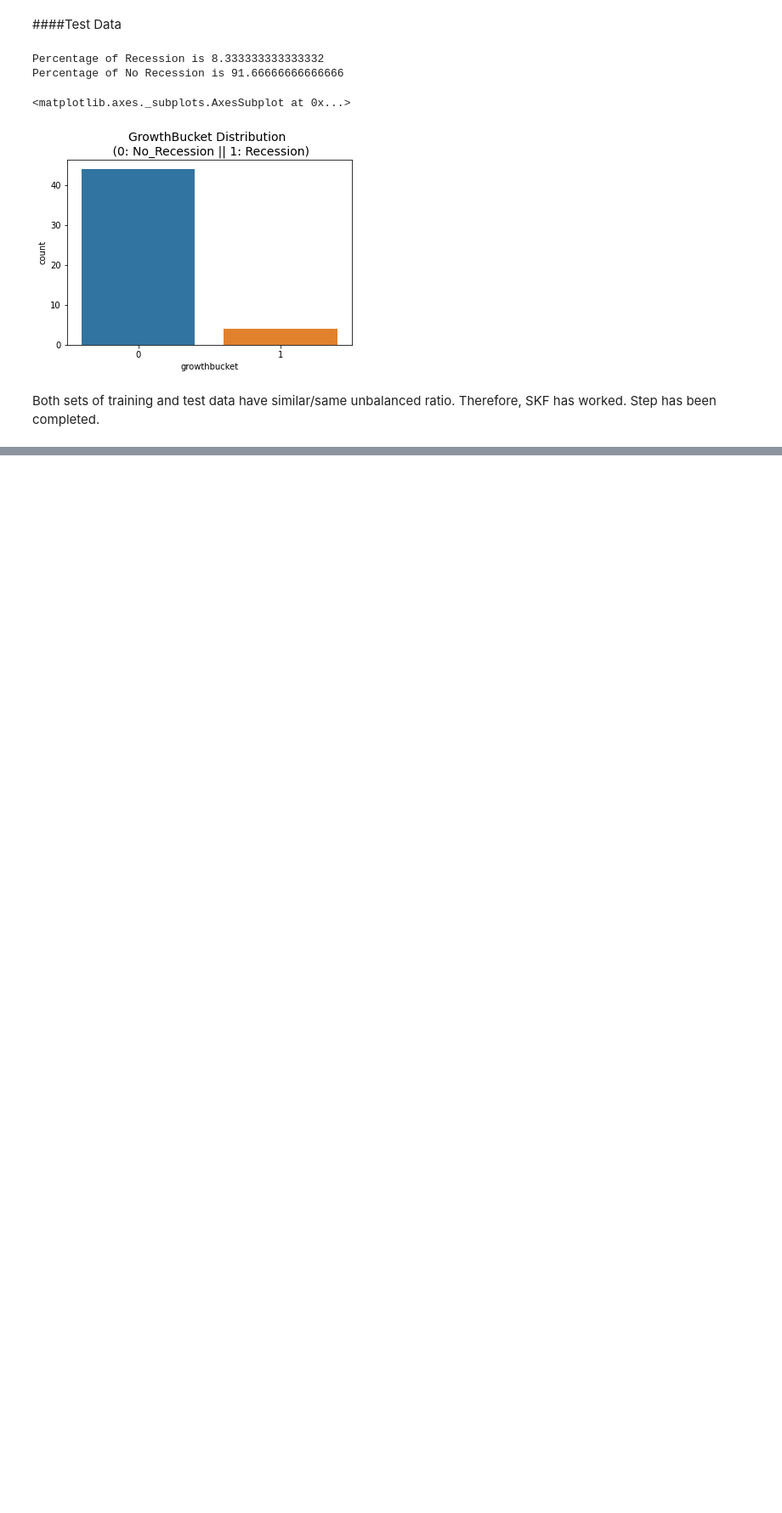
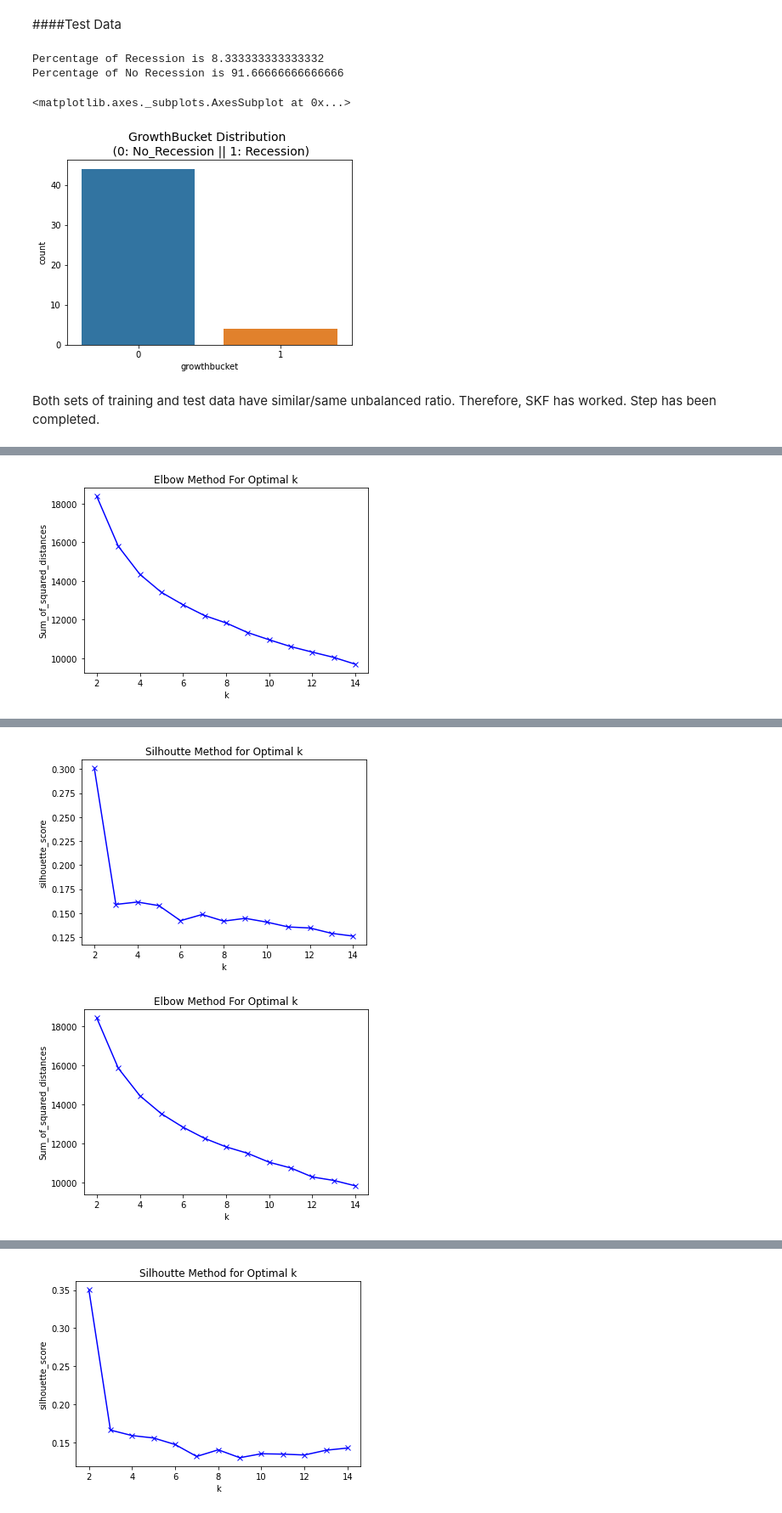
Before and after one commit to thiviyan98/ThiviyanNanthakumarCE888, a Jupyter notebook: Assignment_2/Ass2Data1.ipynb, the cells around one changed output, grey strips where cells are left out. Shown at 85% size. Cells and saved outputs as stored; diff of their text form; code cells hidden in the pictures; blank space fills up the shorter version.

Commit message:
Applied silhouette and elbow method on the train dataset

```diff
--- a/Assignment_2/Ass2Data1.ipynb
+++ b/Assignment_2/Ass2Data1.ipynb
@@ -81,9 +81,9 @@ As you can see from above it shows the max values and this shows that standardis
 # %% [markdown]
 Transforming the data to centre it by removing the mean value of each feature, then scale it by dividing non-constant features by their standard deviation.
 # %%
-x = df[df.columns[:49]] ##Predictors
-
-y=df['growthbucket'] ## Target variable
+#x = df[df.columns[:49]] ##Predictors
+x=df.drop('growthbucket', axis=1)
+y=df.growthbucket ## Target variable
 # %% [markdown]
 Split data into train and test
 # %%
@@ -123,9 +123,3 @@ print(x_train_norm.std(axis=0)) ##standard deviation
 x_test_norm=std_scaled.transform(x_test)
 # %% [markdown]
 Converting Numpy array to dataframe
-# %%
-training_norm=pd.DataFrame(x_train_norm,index=x_train.index,columns=x_train.columns)
-
-x_train.update(training_norm)
-
-x_train
@@ -150,0 +126,4 @@ See the caveats in the documentation: https://pandas.pydata.org/pandas-docs/stab
+# %%
+x_train.loc[x_train.index,x_train.columns] = x_train_norm
+
+x_train
@@ -348,6 +350,10 @@ from sklearn.ensemble import RandomForestClassifier
 from sklearn.model_selection import cross_val_score , StratifiedKFold
 from sklearn.ensemble import RandomForestClassifier
 from sklearn.metrics import make_scorer, accuracy_score, precision_score, recall_score, f1_score
+# %%
+#x = df[df.columns[:49]] ##Predictors
+x=df.drop('growthbucket', axis=1)
+y=df.growthbucket ## Target variable
 # %%
 
 clf = DecisionTreeClassifier(random_state=0)
@@ -485,0 +511,56 @@ Both sets of training and test data have similar/same unbalanced ratio. Therefor
+# %%
+from sklearn.metrics import silhouette_score
+from sklearn.cluster import KMeans
+
+#enumerate the splits and summerise the distributions
+for train_index, test_index in skf.split(x, y):
+
+  #selects rows
+  xtrain, xtest = x.iloc[train_index], x.iloc[test_index]
+  ytrain, ytest = y.iloc[train_index], y.iloc[test_index]
+
+  std_scaled=StandardScaler().fit(xtrain)
+  xtrain_norm=std_scaled.transform(xtrain)
+  xtest_norm=std_scaled.transform(xtest)
+
+  xtrain.loc[xtrain.index,xtrain.columns] = xtrain_norm
+  xtest.loc[xtest.index,xtest.columns] = xtest_norm
+
+  select=sklearn.feature_selection.SelectKBest(k=20)
+  selected_features=select.fit(xtrain,ytrain)
+  indices_selected=selected_features.get_support(indices=True)
+
+  colnames_selected=[x.columns[i] for i in indices_selected]
+  xtrain_selected=xtrain[colnames_selected]
+  xtest_selected=xtest[colnames_selected]
+
+
+  Sum_of_squared_distances = []
+  K = range(2,15)
+  for k in K:
+    km = KMeans(n_clusters=k)
+    km = km.fit(xtrain)
+    Sum_of_squared_distances.append(km.inertia_)
+  plt.figure(1)
+  plt.plot(K, Sum_of_squared_distances, 'bx-')
+  plt.xlabel('k')
+  plt.ylabel('Sum_of_squared_distances')
+  plt.title('Elbow Method For Optimal k')
+  plt.show()
+
+  sil=[]
+  #k_sil= range(1,15)
+
+  for k_s in K:
+    #print(k_sil,end=' ')
+    kmeans= KMeans(n_clusters=k_s)
+    kmeans=kmeans.fit(xtrain)
+    labels=kmeans.labels_
+    sil.append(silhouette_score(xtrain,labels,metric='euclidean'))
+  plt.figure(2)
+  plt.plot(K,sil, 'bx-')
+  plt.xlabel('k')
+  plt.ylabel('silhouette_score')
+  plt.title('Silhoutte Method for Optimal k')
+  plt.show
+# %% [output]
@@ -485,0 +579 @@ Both sets of training and test data have similar/same unbalanced ratio. Therefor
+[figure, added]
@@ -485,0 +592,2 @@ Both sets of training and test data have similar/same unbalanced ratio. Therefor
+[figure, added]
+[figure, added]
@@ -485,0 +606 @@ Both sets of training and test data have similar/same unbalanced ratio. Therefor
+[figure, added]
```
Also changed, not shown: parts of 11 cells of this notebook.
